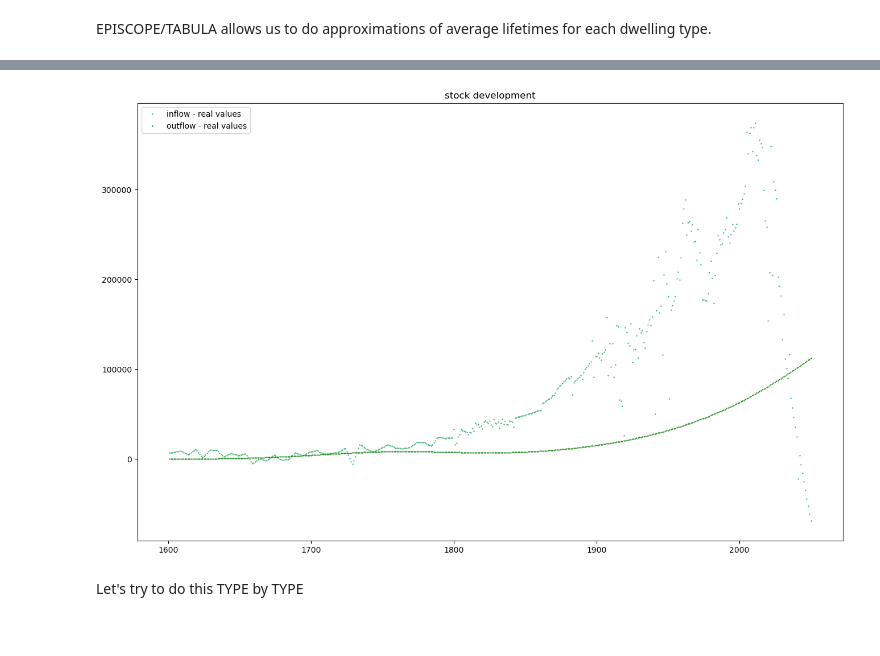
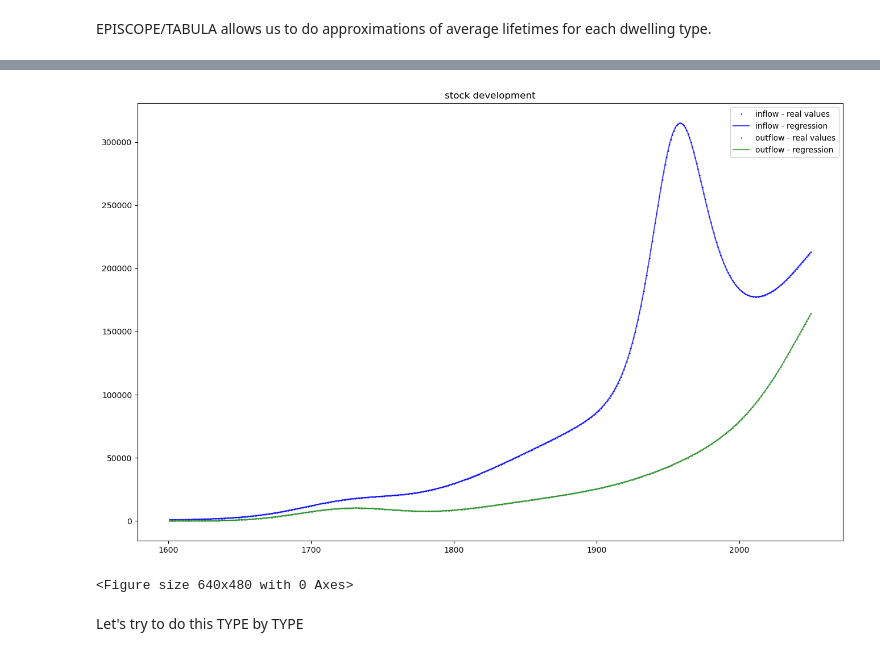
Before and after one commit to tiffanyth/MFA-dwelling, a Jupyter notebook: 2-lifetime-modelling-for-flows.ipynb, the cells around one changed output, grey strips where cells are left out. Saved outputs shown, nothing was run; the diff lists cells and outputs as text; code cells hidden in the pictures.

```diff
--- a/2-lifetime-modelling-for-flows.ipynb
+++ b/2-lifetime-modelling-for-flows.ipynb
@@ -71,7 +76,7 @@ def logistic_stock(x:np.ndarray,ti:float,tau:float,C0:float,C1:float) -> np.ndar
 lifetime = {
     'Type': 'LogNormal', # LogNormal ; FoldedNormal
     'Mean': np.array([125]),
-    'StdDev': np.array([25])
+    'StdDev': np.array([35])
 }
 
 flow = dsm.DynamicStockModel(t=DSM.index,name="total dwelling stock",s=np.array(DSM['Stock']),lt=lifetime)
@@ -172,13 +177,62 @@ def stock_driven_flows(lt_mean,lt_dev,dystomod,nm="dwelling stock"):
     #DSM_model = DSM.set_index('Unnamed: 0')
     DSM_model.index.name = None
     #display(DSM_model)
+
+    ### If there are negative values ###
+    I=np.array(I)
+    O=np.array(O)
+    I_copy=I.copy()
+    I[I<0]=0
+    diff=I-I_copy
+    O=O+diff
+    # difference = np.abs(I -np.max(0,I))
+    # I = I.apply(lambda x: max(0, x))
+    # O = O + difference
+
     inputs = dystomod.index
     outputs = dystomod["Stock"]
     pred_inputs = DSM_model.index
-    popt, pcov = curve_fit(logistic_stock, dystomod.index, O, bounds = ([min(inputs), 0, 10**3, 10**6], [max(inputs), 10**5, 10**6, 10**8]))
-    O_model = logistic_stock(DSM_model.index, *popt)
-    popt, pcov = curve_fit(logistic_stock, dystomod.index, I, bounds = ([min(inputs), 0, 10**3, 10**6], [max(inputs), 10**5, 10**6, 10**8]))
-    I_model = logistic_stock(DSM_model.index, *popt)
+    inputs = np.array(inputs)
+    pred_inputs=np.array(pred_inputs)
+    outputs=np.array(outputs)
+
+    ### Logistic regression ###
+    # popt, pcov = curve_fit(logistic_stock, dystomod.index, O, bounds = ([min(inputs), 0, 10**3, 10**6], [max(inputs), 10**5, 10**6, 10**8]))
+    # O_model = logistic_stock(DSM_model.index, *popt)
+    # popt, pcov = curve_fit(logistic_stock, dystomod.index, I, bounds = ([min(inputs), 0, 10**3, 10**6], [max(inputs), 10**5, 10**6, 10**8]))
+    # I_model = logistic_stock(DSM_model.index, *popt)
+
+    # ## Polynomial regression ###
+    # degree_I=6
+    # polynomial_I = np.poly1d(np.polyfit(DSM_model.index, I, degree_I))
+    # print(f' the polynomial our fit created is: \n{polynomial_I}.')
+    # I_model = polynomial_I(pred_inputs)
+
+    # degree_O=4
+    # polynomial_O = np.poly1d(np.polyfit(DSM_model.index, O, degree_O))
+    # print(f' the polynomial our fit created is: \n{polynomial_O}.')
+    # O_model = polynomial_O(pred_inputs)
+
+    # ### NCS regression ###
+    no_knots = int(len(O)/10)
+    ncs_model = ncs.get_natural_cubic_spline_model(inputs[1:], O[1:], minval=min(inputs), maxval=max(inputs), n_knots = no_knots)
+    O_model = ncs_model.predict(inputs[1:])
+    fit_label = f'natural cubic splines with {no_knots} knots'
+
+    no_knots = int(len(I)/10)
+    ncs_model = ncs.get_natural_cubic_spline_model(inputs[1:], I[1:], minval=min(inputs), maxval=max(inputs), n_knots = no_knots)
+    I_model = ncs_model.predict(inputs[1:])
+    fit_label = f'natural cubic splines with {no_knots} knots'
+
+
+    # plt.figure(figsize=(16,10))
+    # plt.plot(DSM_model.index[1:], I[1:], 's', color = 'black', markersize = 1, label = f'dwelling size')
+    # plt.plot(DSM_model.index, AB_size_evolution_reg, color = 'crimson', lw = 1, label = f'polynomial regression (degree {degree}) values')
+    # plt.title('polynomial regression on AB dwelling size data set')
+    # plt.legend()
+    # plt.show()
+
+
     print('Input in year 1970: ', I[1970-1600])
     print('Input modelle in year 1970: ', I_model[1970-1600])
     print('Output in year 1970: ', O[1970-1600])
@@ -191,17 +245,18 @@ def stock_driven_flows(lt_mean,lt_dev,dystomod,nm="dwelling stock"):
     #print('O is: ', len(O))
     plt.figure(figsize=(16,10))
     #plt.plot(year, stock, 'x', color = 'red', markersize = 4, label = f'stock')
-    plt.plot(DSM_model.index[1:], I[1:], '+', color = 'mediumseagreen', markersize = 2, label = f'inflow - real values')
-    #plt.plot(DSM_model.index, I_model, color = 'mediumseagreen', markersize = 1, label = f'inflow - regression', alpha=0.7)
+    plt.plot(DSM_model.index[1:], I[1:], '+', color = 'blue', markersize = 2, label = f'inflow - real values')
+    plt.plot(DSM_model.index[1:], I_model, color = 'blue', markersize = 1, label = f'inflow - regression', alpha=0.7)
     plt.plot(DSM_model.index[1:], O[1:], '+', color = 'forestgreen', markersize = 2, label = f'outflow - real values')
-    #plt.plot(DSM_model.index, O_model, color = 'forestgreen', markersize = 1, label = f'outflow - regression', alpha=0.7)
+    plt.plot(DSM_model.index[1:], O_model, color = 'forestgreen', markersize = 1, label = f'outflow - regression', alpha=0.7)
     plt.title('stock development')
     plt.legend()
     plt.show()
-    DSM_model['Outflow'][1:] = O[1:]
-    DSM_model['Inflow'][1:] = I[1:]
+    DSM_model['Outflow'][1:] = O_model
+    DSM_model['Inflow'][1:] = I_model
     #display(DSM_model)
     return DSM_model
 
-DSM_model = stock_driven_flows(150,50,DSM,"total dwelling stock")
+DSM_model = stock_driven_flows(125,35,DSM,"total dwelling stock")
+plt.savefig('Output/Inflow-Outflow-Regression.png',dpi=300,bbox_inches='tight')
 # %% [output]
@@ -214,3 +269,4 @@ Output in year 2022:  82811.19167344735
-[figure, old version]
+[figure, new version]
+<Figure size 640x480 with 0 Axes>
 # %% [markdown]
 Let's try to do this TYPE by TYPE
```
Also changed, not shown: parts of 33 cells of this notebook.
